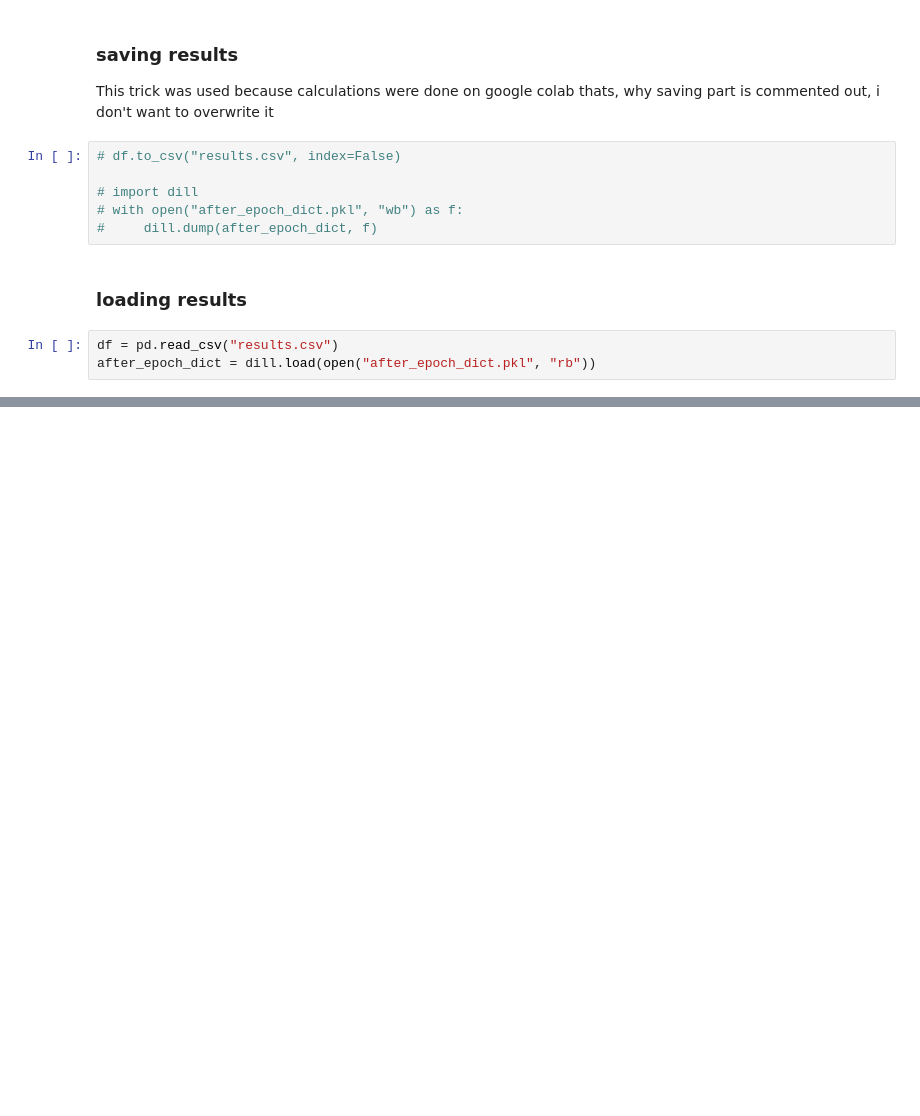
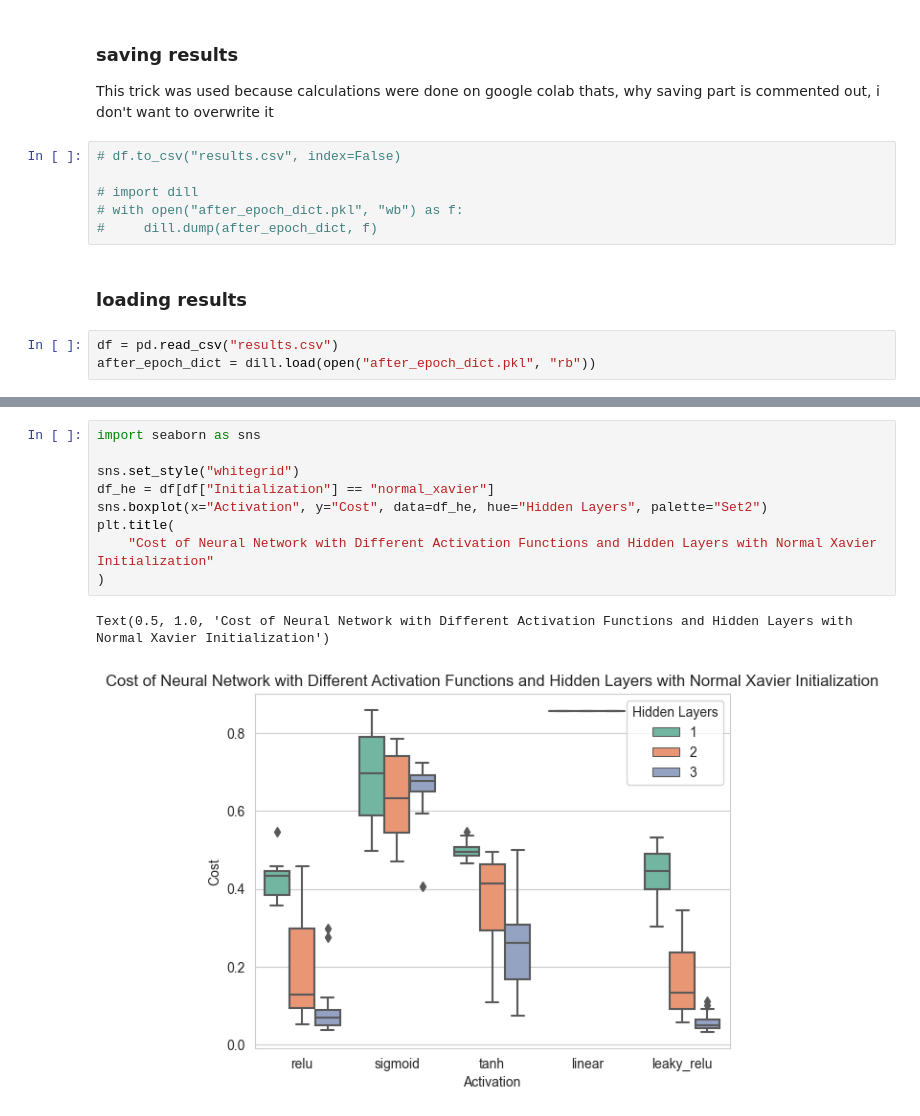
Before and after one commit to nizwant/methods_of_computational_intelligence, a Jupyter notebook: NeuralNetworks/NN5.ipynb, the cells around one changed output, grey strips where cells are left out. Saved outputs shown, nothing was run; the diff lists cells and outputs as text; blank space fills up the shorter version.

```diff
--- a/NeuralNetworks/NN5.ipynb
+++ b/NeuralNetworks/NN5.ipynb
@@ -222,0 +223,12 @@ Text(0.5, 1.0, 'Cost of Neural Network with Different Activation Functions and H
+# %%
+import seaborn as sns
+
+sns.set_style("whitegrid")
+df_he = df[df["Initialization"] == "normal_xavier"]
+sns.boxplot(x="Activation", y="Cost", data=df_he, hue="Hidden Layers", palette="Set2")
+plt.title(
+    "Cost of Neural Network with Different Activation Functions and Hidden Layers with Normal Xavier Initialization"
+)
+# %% [output]
+Text(0.5, 1.0, 'Cost of Neural Network with Different Activation Functions and Hidden Layers with Normal Xavier Initialization')
+[figure, added]
```
Also changed, not shown: parts of 5 cells of this notebook.
